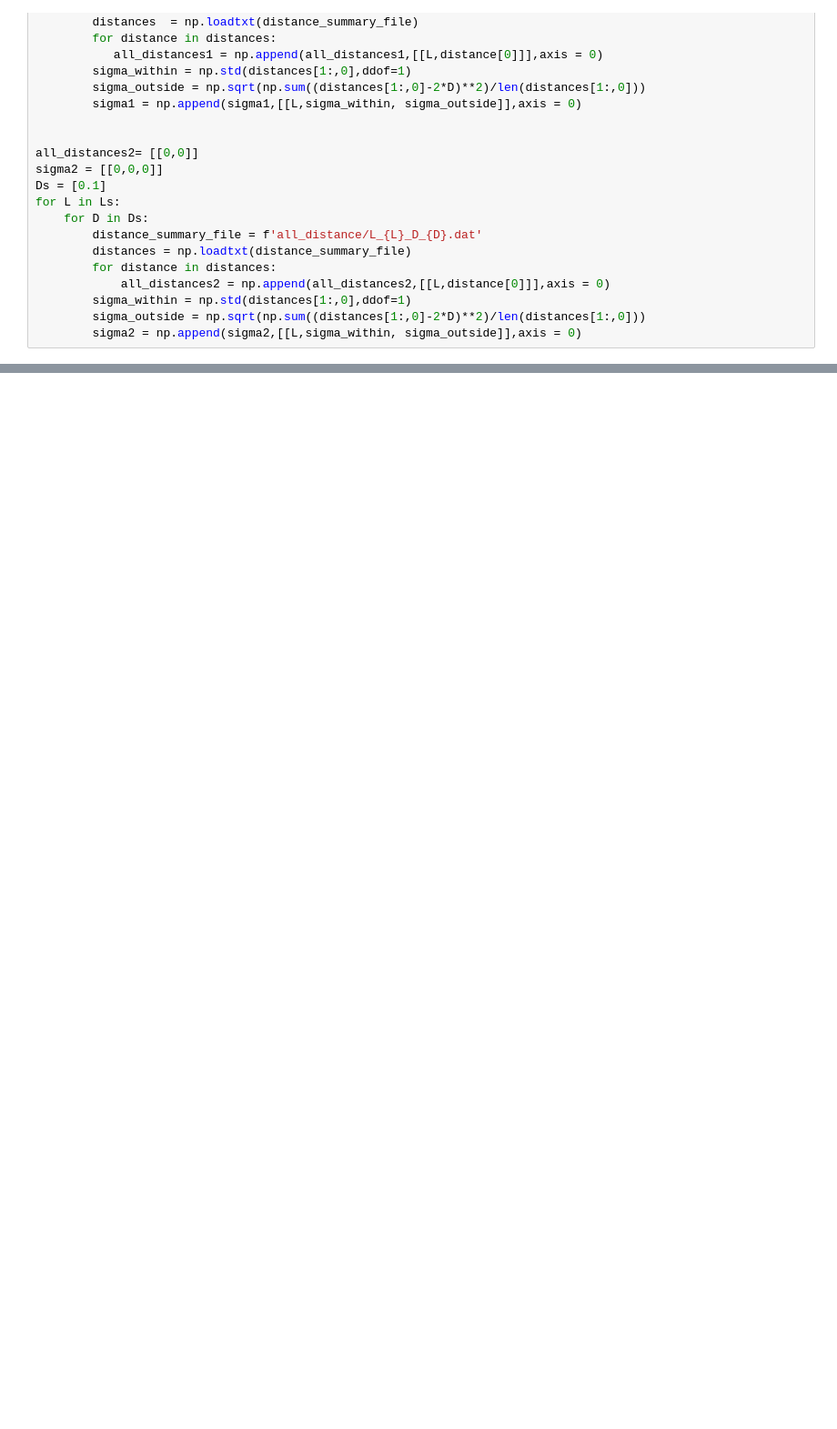
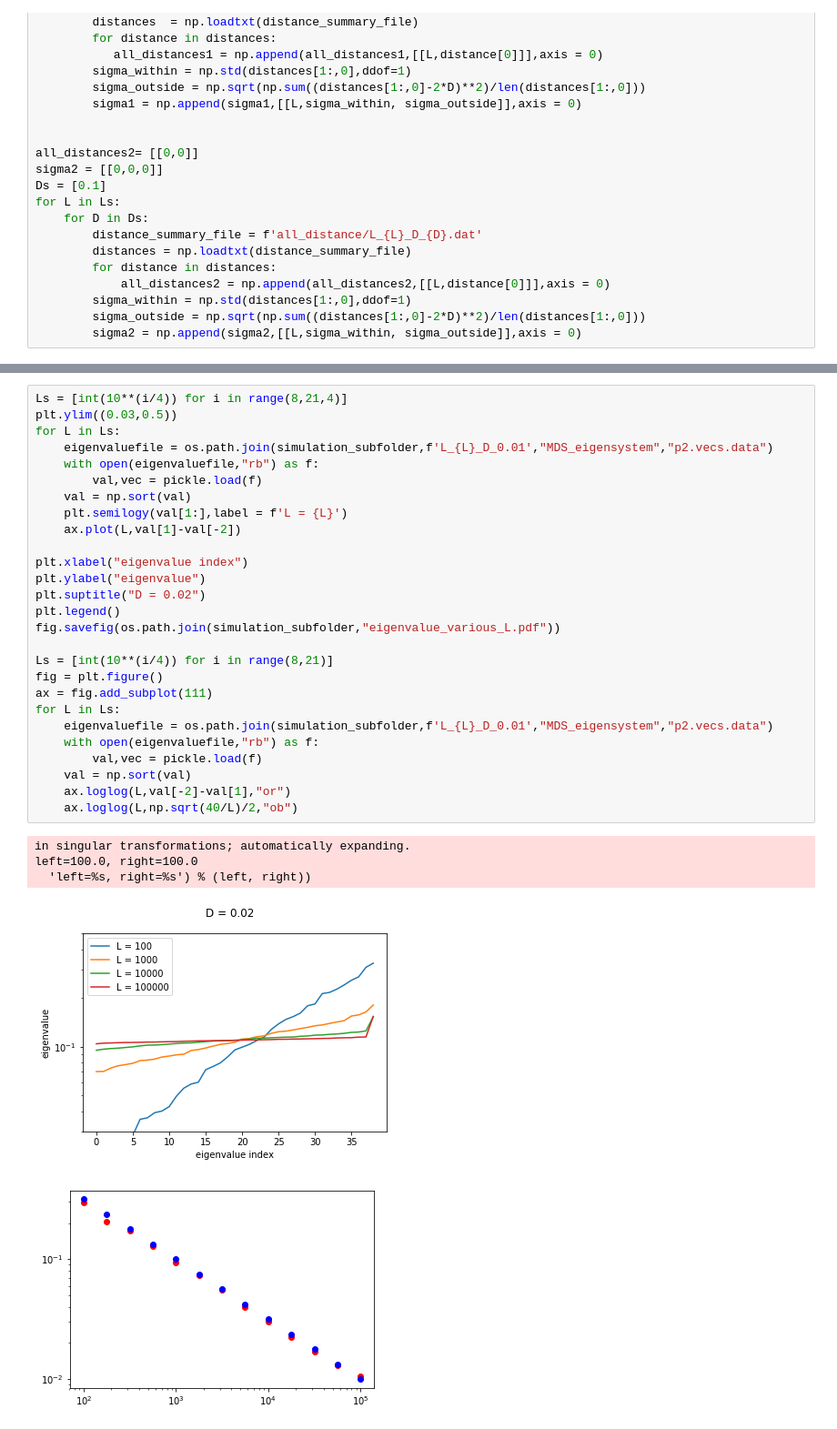
Before and after one commit to frederic-michaud/medeas_simulation, a Jupyter notebook: two_population/analyse_result.ipynb, the cells around one changed output, grey strips where cells are left out. Shown at 91% size. Drawn from its saved outputs; the diff is of its cells as text; blank space fills up the shorter version.

```diff
--- a/two_population/analyse_result.ipynb
+++ b/two_population/analyse_result.ipynb
@@ -157,0 +165,33 @@ fig.savefig("PCA.pdf")
+# %%
+Ls = [int(10**(i/4)) for i in range(8,21,4)]
+plt.ylim((0.03,0.5))
+for L in Ls:
+    eigenvaluefile = os.path.join(simulation_subfolder,f'L_{L}_D_0.01',"MDS_eigensystem","p2.vecs.data")
+    with open(eigenvaluefile,"rb") as f:
+        val,vec = pickle.load(f)
+    val = np.sort(val)
+    plt.semilogy(val[1:],label = f'L = {L}')
+    ax.plot(L,val[1]-val[-2])
+
+plt.xlabel("eigenvalue index")
+plt.ylabel("eigenvalue")
+plt.suptitle("D = 0.02")
+plt.legend()
+fig.savefig(os.path.join(simulation_subfolder,"eigenvalue_various_L.pdf"))
+
+Ls = [int(10**(i/4)) for i in range(8,21)]
+fig = plt.figure()
+ax = fig.add_subplot(111)
+for L in Ls:
+    eigenvaluefile = os.path.join(simulation_subfolder,f'L_{L}_D_0.01',"MDS_eigensystem","p2.vecs.data")
+    with open(eigenvaluefile,"rb") as f:
+        val,vec = pickle.load(f)
+    val = np.sort(val)
+    ax.loglog(L,val[-2]-val[1],"or")
+    ax.loglog(L,np.sqrt(40/L)/2,"ob")
+# %% [output]
+in singular transformations; automatically expanding.
+left=100.0, right=100.0
+  'left=%s, right=%s') % (left, right))
+[figure, added]
+[figure, added]
```
Also changed, not shown: parts of 10 cells of this notebook, 2 other files.
